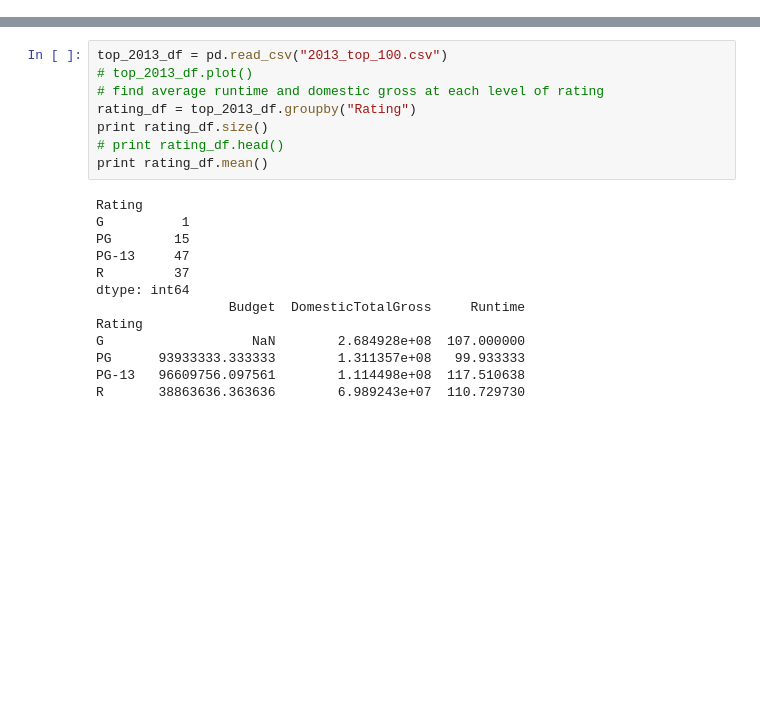
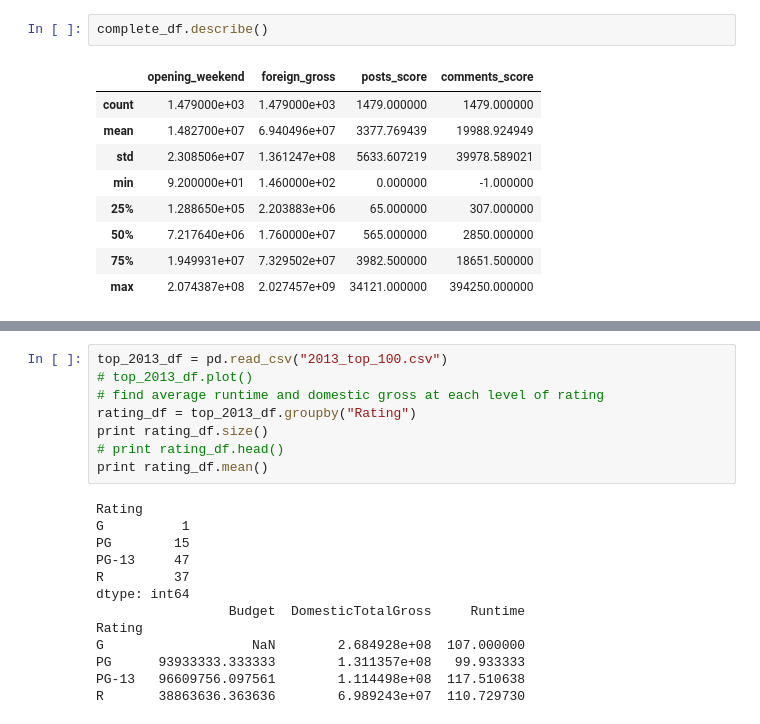
Before and after one commit to smitfire/luther, a Jupyter notebook: pandas_challenges.ipynb, the cells around one changed output, grey strips where cells are left out. Saved outputs shown, nothing was run; the diff lists cells and outputs as text; blank space fills up the shorter version.

```diff
--- a/pandas_challenges.ipynb
+++ b/pandas_challenges.ipynb
@@ -52,0 +79,12 @@ t2015_df.plot(x="runtime", y="domestic gross", style='o')
+# %%
+complete_df.describe()
+# %% [output]
+|  | opening_weekend | foreign_gross | posts_score | comments_score |
+| count | 1.479000e+03 | 1.479000e+03 | 1479.000000 | 1479.000000 |
+| mean | 1.482700e+07 | 6.940496e+07 | 3377.769439 | 19988.924949 |
+| std | 2.308506e+07 | 1.361247e+08 | 5633.607219 | 39978.589021 |
+| min | 9.200000e+01 | 1.460000e+02 | 0.000000 | -1.000000 |
+| 25% | 1.288650e+05 | 2.203883e+06 | 65.000000 | 307.000000 |
+| 50% | 7.217640e+06 | 1.760000e+07 | 565.000000 | 2850.000000 |
+| 75% | 1.949931e+07 | 7.329502e+07 | 3982.500000 | 18651.500000 |
+| max | 2.074387e+08 | 2.027457e+09 | 34121.000000 | 394250.000000 |
```
Also changed, not shown: parts of 4 cells of this notebook.
